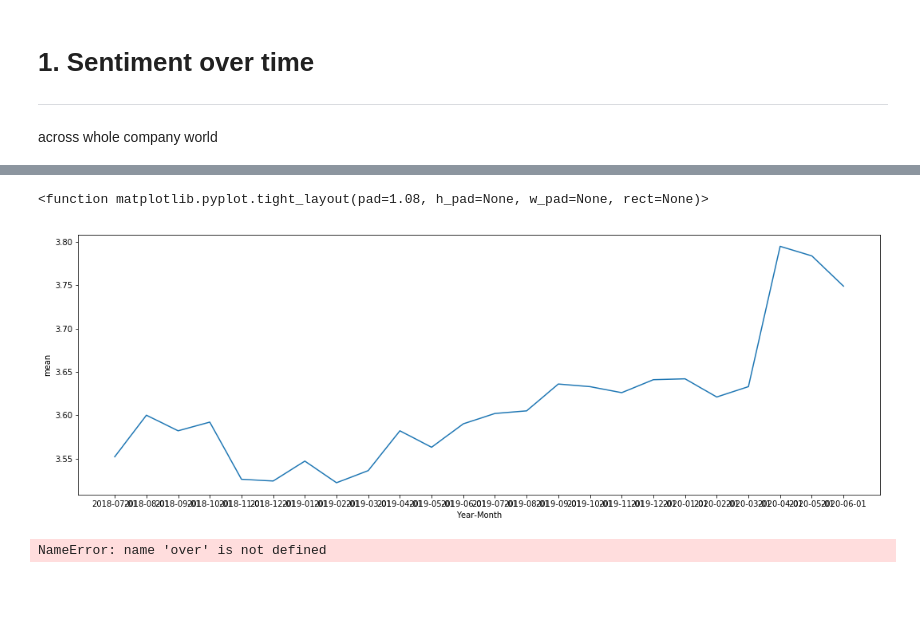
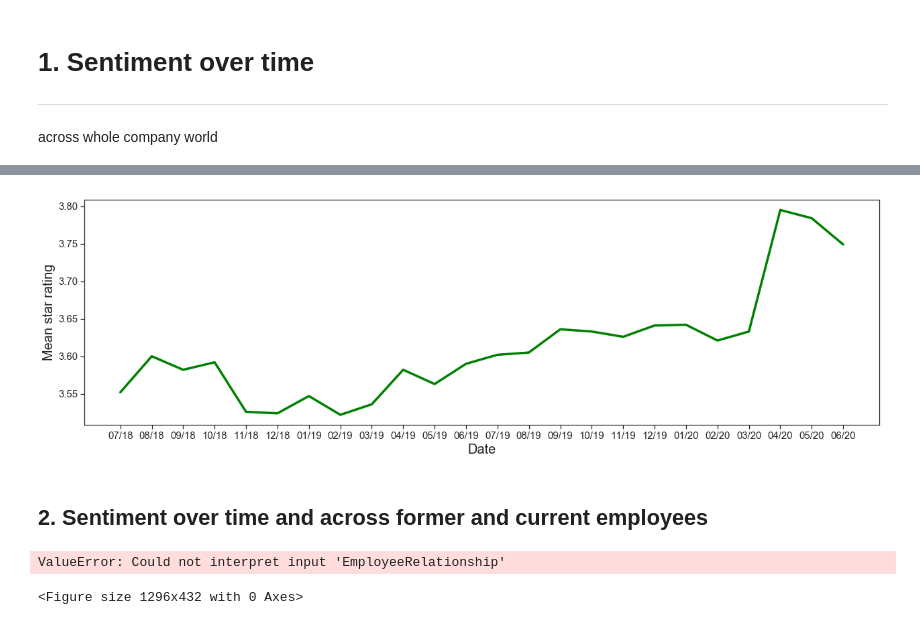
Before and after one commit to stancld/MSc-Project, a Jupyter notebook: Exploration/Dispersion statistics.ipynb, the cells around one changed output, grey strips where cells are left out. Saved outputs shown, nothing was run; the diff lists cells and outputs as text; code cells hidden in the pictures; blank space fills up the shorter version.

```diff
--- a/Exploration/Dispersion statistics.ipynb
+++ b/Exploration/Dispersion statistics.ipynb
@@ -102,0 +104,25 @@ over_time
+# %%
+over_time['Date'] = over_time['Year-Month'].apply(lambda x:  x[5:7] + '/' + x[2:4])
+# %%
+plt.figure(figsize=(18,6))
+
+line = sns.lineplot(
+    x='Date',
+    y='mean',
+    data = over_time,
+    sort=False,
+    color='green',
+    linewidth=3.5
+)
+
+line.set_xlabel('Date', fontsize=20)
+line.set_ylabel('Mean star rating', fontsize=20)
+line.tick_params(labelsize=15)
+
+plt.tight_layout()
+
+plt.savefig('C:\\Data\\UCL\\@MSc Project - Data and sources\\Images\\Sentiment_time.png')
+# %% [output]
+[figure, added]
+# %% [markdown]
+## 2. Sentiment over time and across former and current employees
@@ -103,17 +141,21 @@ over_time
 # %%
 plt.figure(figsize=(18,6))
 
-sns.lineplot(
-    x='Year-Month',
+line = sns.lineplot(
+    x='Date',
     y='mean',
+    hue='EmployeeRelationship',
     data = over_time,
+    sort=False,
+    color='green',
+    linewidth=3.5
 )
 
-plt.tight_layout
+line.set_xlabel('Date', fontsize=20)
+line.set_ylabel('Mean star rating', fontsize=20)
+line.tick_params(labelsize=15)
+
+plt.tight_layout()
 # %% [output]
-<function matplotlib.pyplot.tight_layout(pad=1.08, h_pad=None, w_pad=None, rect=None)>
+ValueError: Could not interpret input 'EmployeeRelationship'
-[figure, removed]
+<Figure size 1296x432 with 0 Axes>
-# %%
-over-time
-# %% [output]
-NameError: name 'over' is not defined
```
Also changed, not shown: parts of 5 cells of this notebook, 2 other files.
